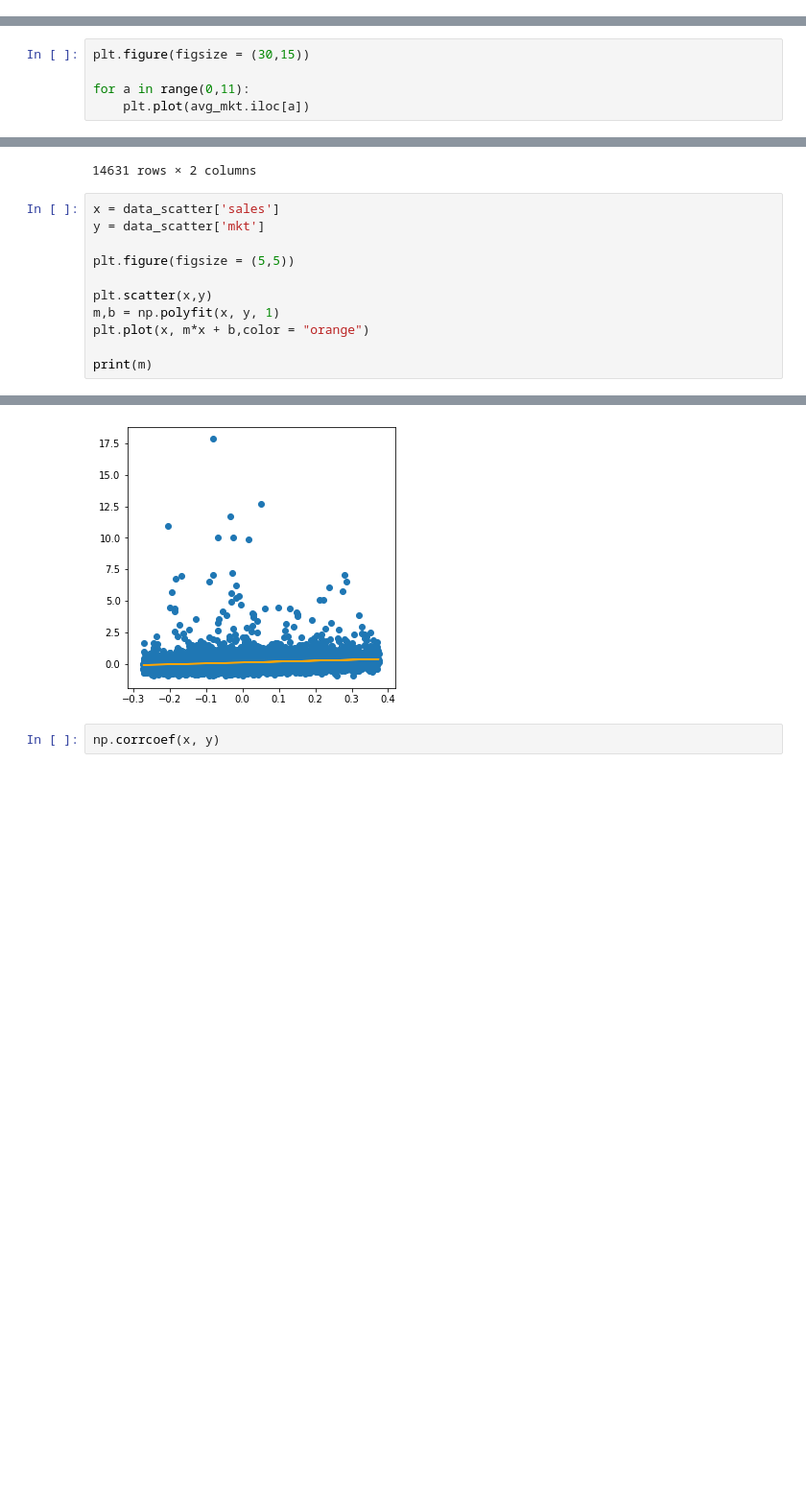
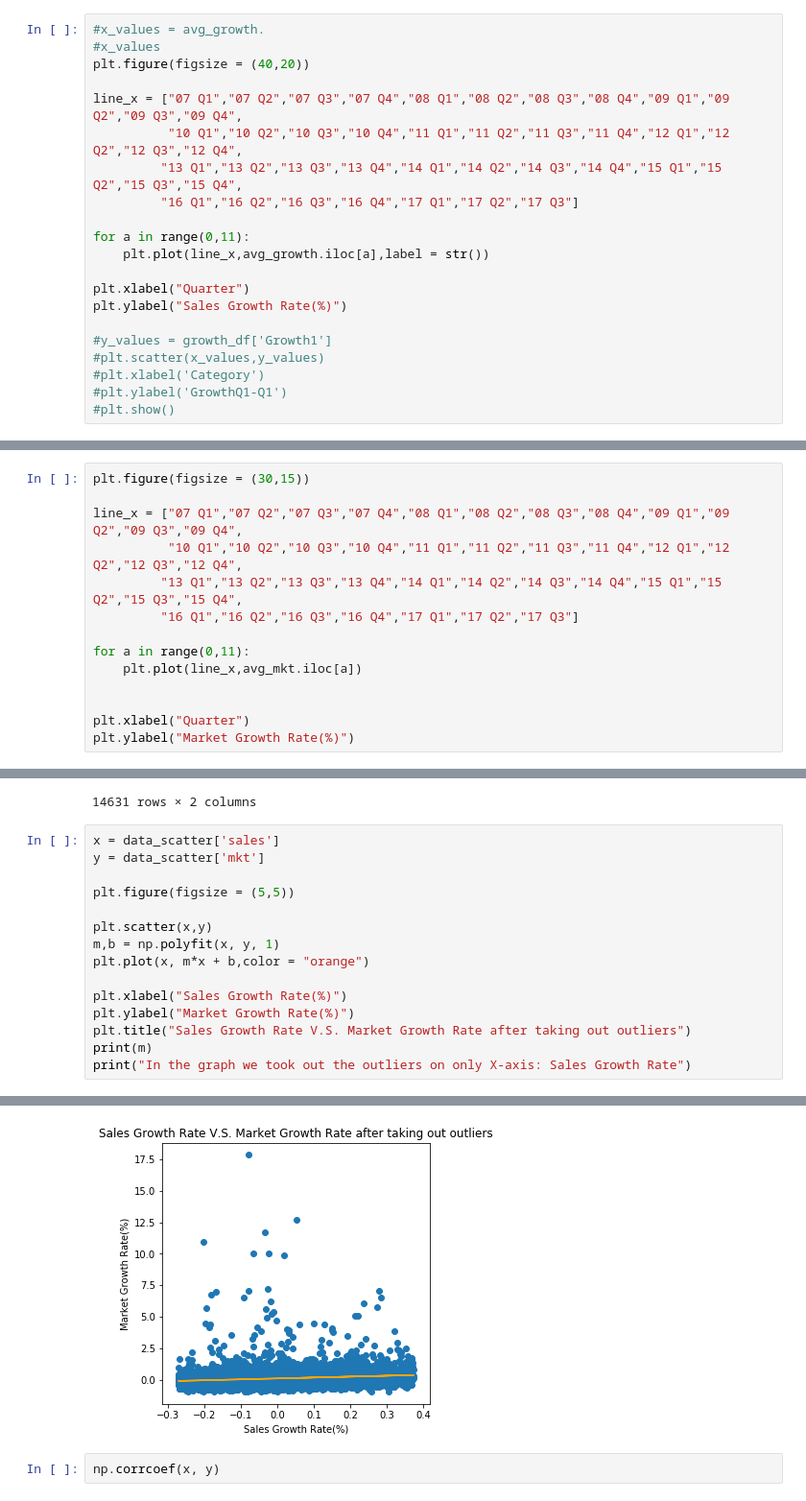
Before and after one commit to hannahcjy/Project1-Stock-Market-Correlationship, a Jupyter notebook: data_hannah.ipynb, the cells around one changed output, grey strips where cells are left out. Shown at 96% size. Cells and saved outputs as stored; diff of their text form; blank space fills up the shorter version.

```diff
--- a/data_hannah.ipynb
+++ b/data_hannah.ipynb
@@ -95,0 +82,21 @@ for a in range(0,11):
+# %%
+#x_values = avg_growth.
+#x_values
+plt.figure(figsize = (40,20))
+
+line_x = ["07 Q1","07 Q2","07 Q3","07 Q4","08 Q1","08 Q2","08 Q3","08 Q4","09 Q1","09 Q2","09 Q3","09 Q4",
+          "10 Q1","10 Q2","10 Q3","10 Q4","11 Q1","11 Q2","11 Q3","11 Q4","12 Q1","12 Q2","12 Q3","12 Q4",
+         "13 Q1","13 Q2","13 Q3","13 Q4","14 Q1","14 Q2","14 Q3","14 Q4","15 Q1","15 Q2","15 Q3","15 Q4",
+         "16 Q1","16 Q2","16 Q3","16 Q4","17 Q1","17 Q2","17 Q3"]
+
+for a in range(0,11):
+    plt.plot(line_x,avg_growth.iloc[a],label = str())
+
+plt.xlabel("Quarter")
+plt.ylabel("Sales Growth Rate(%)")
+
+#y_values = growth_df['Growth1']
+#plt.scatter(x_values,y_values)
+#plt.xlabel('Category')
+#plt.ylabel('GrowthQ1-Q1')
+#plt.show()
@@ -128,5 +144,0 @@ avg_mkt.head()
-# %%
-plt.figure(figsize = (30,15))
-
-for a in range(0,11):
-    plt.plot(avg_mkt.iloc[a])
@@ -134,0 +145,14 @@ for a in range(0,11):
+# %%
+plt.figure(figsize = (30,15))
+
+line_x = ["07 Q1","07 Q2","07 Q3","07 Q4","08 Q1","08 Q2","08 Q3","08 Q4","09 Q1","09 Q2","09 Q3","09 Q4",
+          "10 Q1","10 Q2","10 Q3","10 Q4","11 Q1","11 Q2","11 Q3","11 Q4","12 Q1","12 Q2","12 Q3","12 Q4",
+         "13 Q1","13 Q2","13 Q3","13 Q4","14 Q1","14 Q2","14 Q3","14 Q4","15 Q1","15 Q2","15 Q3","15 Q4",
+         "16 Q1","16 Q2","16 Q3","16 Q4","17 Q1","17 Q2","17 Q3"]
+
+for a in range(0,11):
+    plt.plot(line_x,avg_mkt.iloc[a])
+
+
+plt.xlabel("Quarter")
+plt.ylabel("Market Growth Rate(%)")
@@ -212,6 +243,10 @@ plt.scatter(x,y)
 m,b = np.polyfit(x, y, 1)
 plt.plot(x, m*x + b,color = "orange")
 
+plt.xlabel("Sales Growth Rate(%)")
+plt.ylabel("Market Growth Rate(%)")
+plt.title("Sales Growth Rate V.S. Market Growth Rate after taking out outliers")
 print(m)
+print("In the graph we took out the outliers on only X-axis: Sales Growth Rate")
 # %% [output]
 0.7244257709618985
@@ -218,4 +254,4 @@ print(m)
-[figure, old version]
+[figure, new version]
 # %%
 np.corrcoef(x, y)
 # %% [output]
```
Also changed, not shown: parts of 8 cells of this notebook.
